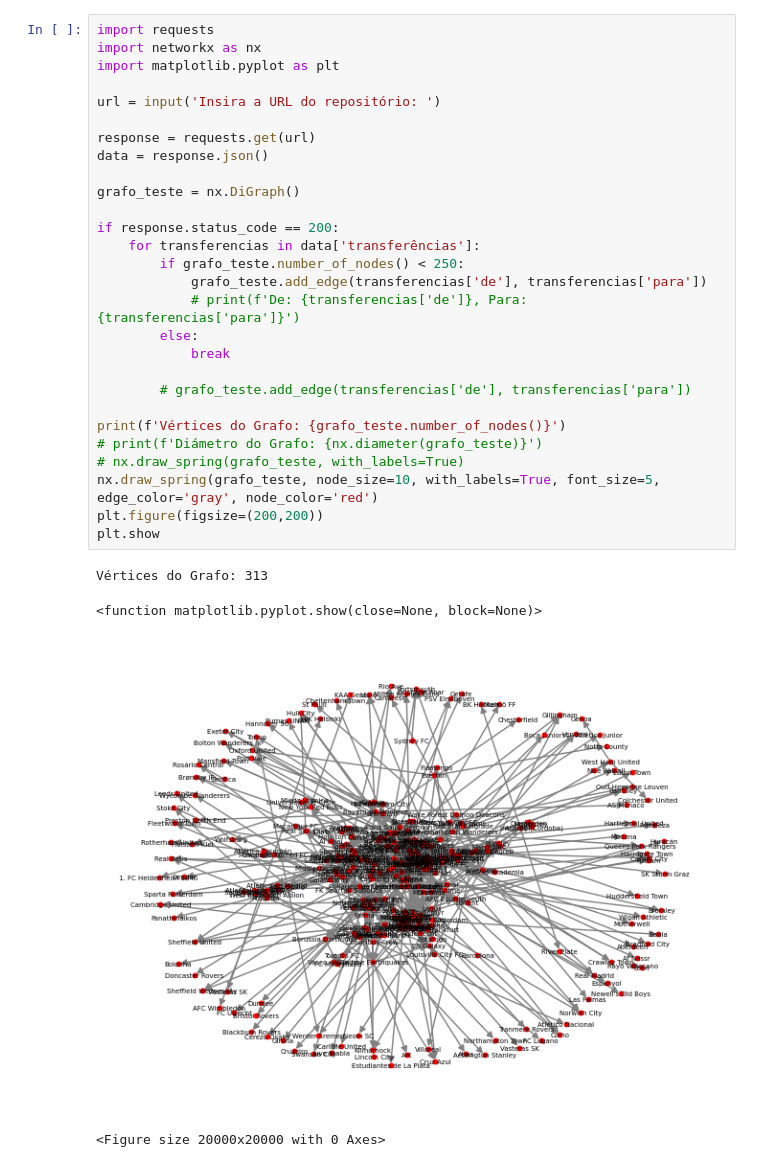
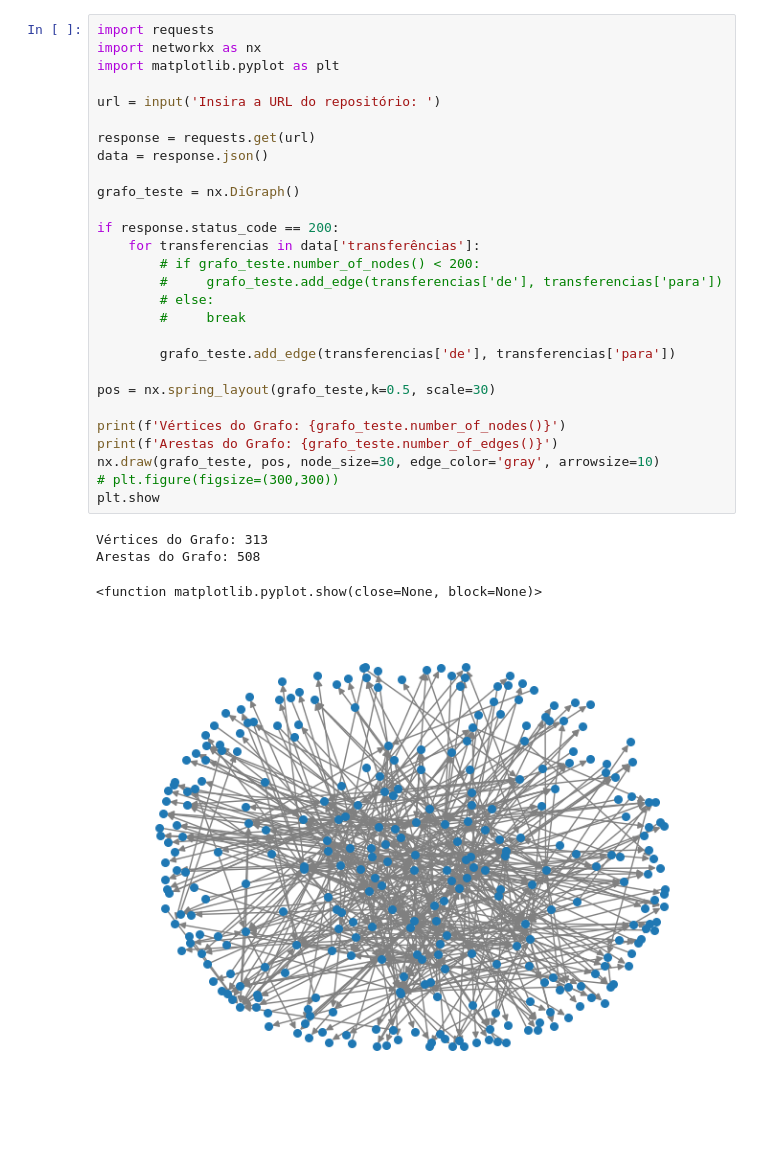
Before and after one commit to falcaoalvinho/projeto-cr-ufabc, a Jupyter notebook: main.ipynb, the cells around one changed output. Drawn from its saved outputs; the diff is of its cells as text; blank space fills up the shorter version.

```diff
--- a/main.ipynb
+++ b/main.ipynb
@@ -1,33 +1,33 @@
 # %%
 import requests
 import networkx as nx
 import matplotlib.pyplot as plt
 
 url = input('Insira a URL do repositório: ')
 
 response = requests.get(url)
 data = response.json()
 
 grafo_teste = nx.DiGraph()
 
 if response.status_code == 200:
     for transferencias in data['transferências']:
-        if grafo_teste.number_of_nodes() < 250:
-            grafo_teste.add_edge(transferencias['de'], transferencias['para'])
-            # print(f'De: {transferencias['de']}, Para: {transferencias['para']}')
-        else:
-            break
+        # if grafo_teste.number_of_nodes() < 200:
+        #     grafo_teste.add_edge(transferencias['de'], transferencias['para'])
+        # else:
+        #     break
 
-        # grafo_teste.add_edge(transferencias['de'], transferencias['para'])
+        grafo_teste.add_edge(transferencias['de'], transferencias['para'])
+
+pos = nx.spring_layout(grafo_teste,k=0.5, scale=30)
 
 print(f'Vértices do Grafo: {grafo_teste.number_of_nodes()}')
-# print(f'Diámetro do Grafo: {nx.diameter(grafo_teste)}')
-# nx.draw_spring(grafo_teste, with_labels=True)
-nx.draw_spring(grafo_teste, node_size=10, with_labels=True, font_size=5, edge_color='gray', node_color='red')
-plt.figure(figsize=(200,200))
+print(f'Arestas do Grafo: {grafo_teste.number_of_edges()}')
+nx.draw(grafo_teste, pos, node_size=30, edge_color='gray', arrowsize=10)
+# plt.figure(figsize=(300,300))
 plt.show
 # %% [output]
 Vértices do Grafo: 313
+Arestas do Grafo: 508
 <function matplotlib.pyplot.show(close=None, block=None)>
-[figure, old version]
+[figure, new version]
-<Figure size 20000x20000 with 0 Axes>
```
Also changed, not shown: parts of 1 cell of this notebook, 1 other file.
